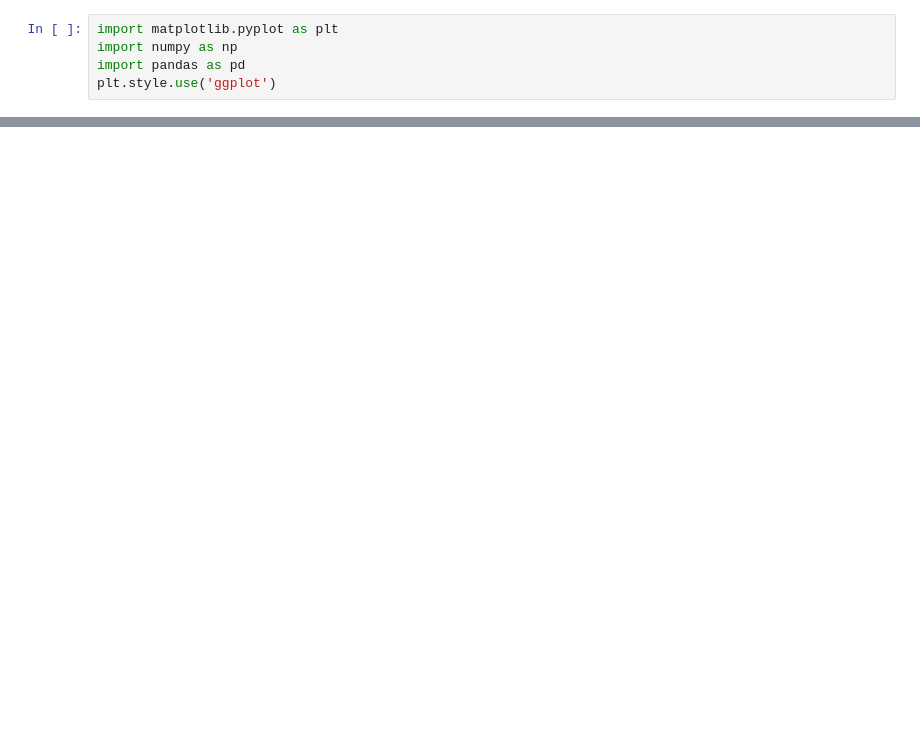
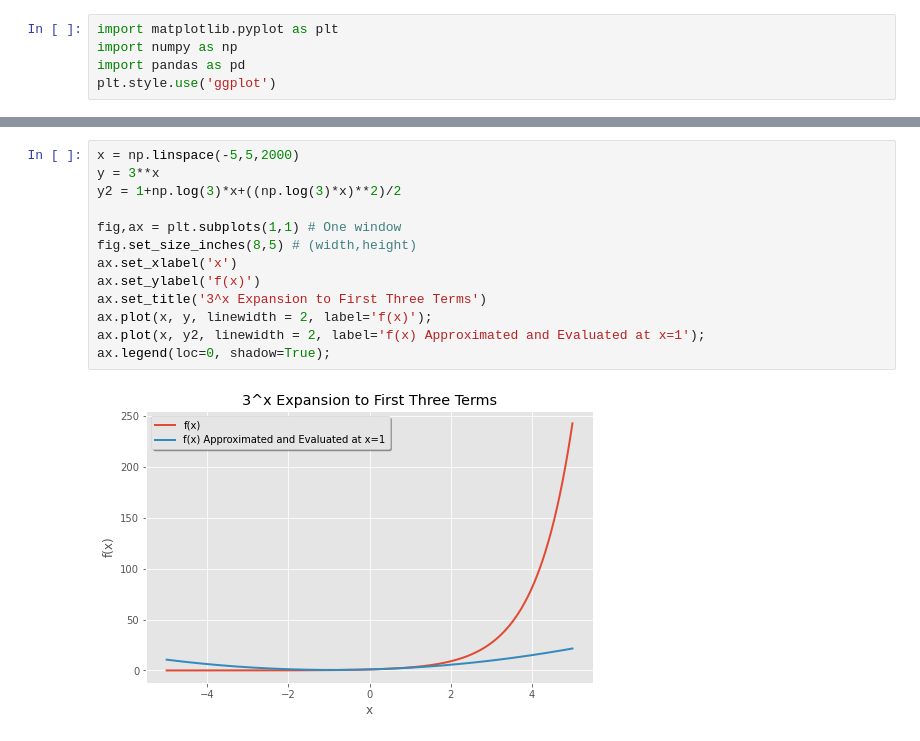
Before and after one commit to Brettem/homework, a Jupyter notebook: Homework1.ipynb, the cells around one changed output, grey strips where cells are left out. Drawn from its saved outputs; the diff is of its cells as text; blank space fills up the shorter version.

```diff
--- a/Homework1.ipynb
+++ b/Homework1.ipynb
@@ -20,0 +89,15 @@ ax.legend(loc=0, shadow=True);
+# %%
+x = np.linspace(-5,5,2000)
+y = 3**x
+y2 = 1+np.log(3)*x+((np.log(3)*x)**2)/2
+
+fig,ax = plt.subplots(1,1) # One window
+fig.set_size_inches(8,5) # (width,height)
+ax.set_xlabel('x')
+ax.set_ylabel('f(x)')
+ax.set_title('3^x Expansion to First Three Terms')
+ax.plot(x, y, linewidth = 2, label='f(x)');
+ax.plot(x, y2, linewidth = 2, label='f(x) Approximated and Evaluated at x=1');
+ax.legend(loc=0, shadow=True);
+# %% [output]
+[figure, added]
```
Also changed, not shown: parts of 25 cells of this notebook.
